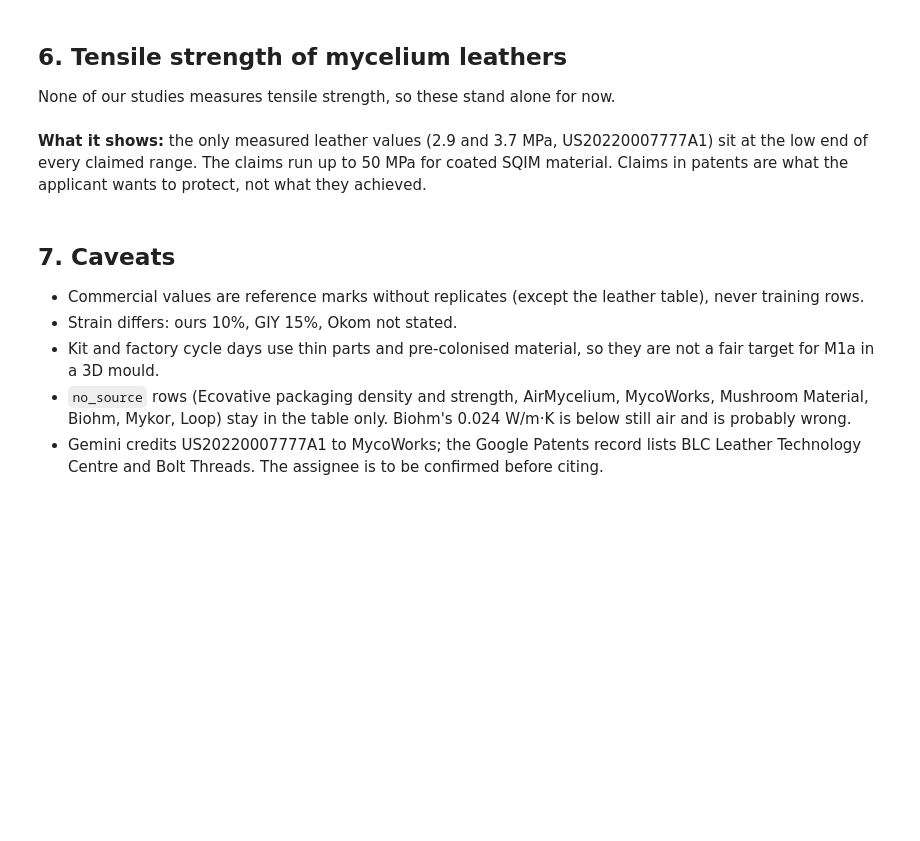
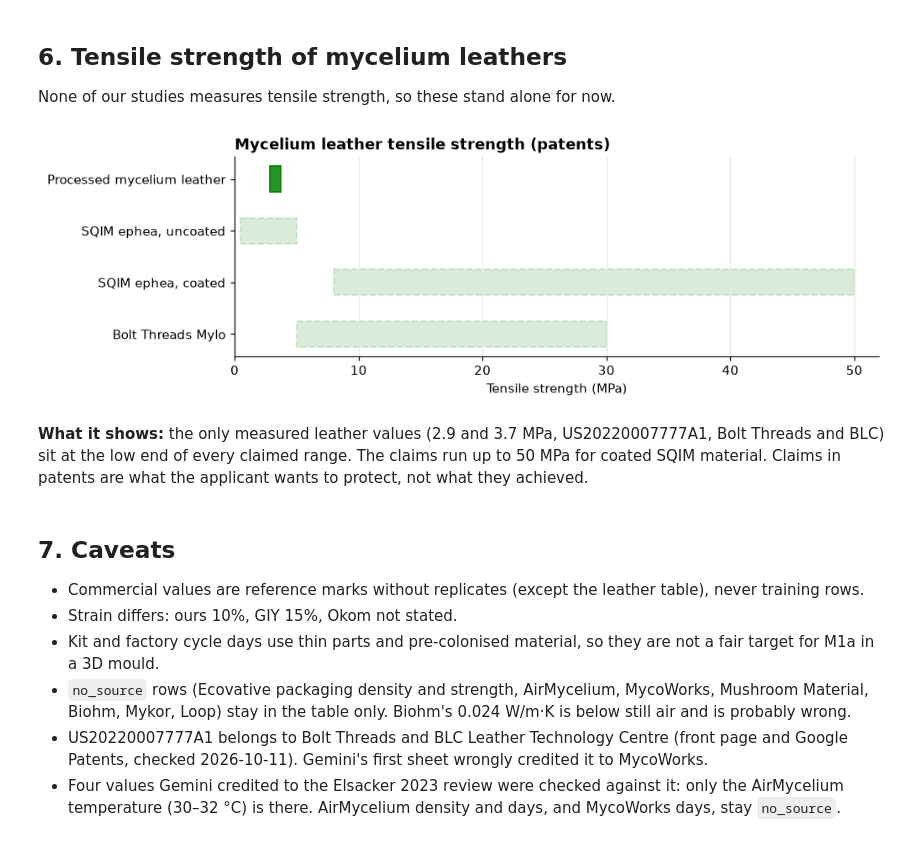
Before and after one commit to sylaslau/myco_demo, a Jupyter notebook: notebooks/0.2.benchmarks.ipynb, the cells around one changed output. Cells and saved outputs as stored; diff of their text form; code cells hidden in the pictures; blank space fills up the shorter version.

```diff
--- a/notebooks/0.2.benchmarks.ipynb
+++ b/notebooks/0.2.benchmarks.ipynb
@@ -257,15 +344,17 @@ plt.show()
 
 None of our studies measures tensile strength, so these stand alone for now.
 # %%
-items = bench_items("tensile")
+items = bench_items("tensile_MPa")
 fig, ax = plt.subplots(figsize=(9, 2.8))
 ax.set_xlim(0, 52)
 range_rows(ax, items, 52)
 ax.set_xlabel("Tensile strength (MPa)")
 ax.set_title("Mycelium leather tensile strength (patents)", loc="left", fontweight="bold")
 plt.show()
+# %% [output]
+[figure, added]
 # %% [markdown]
-**What it shows:** the only measured leather values (2.9 and 3.7 MPa, US20220007777A1) sit at the low end of every claimed range. The claims run up to 50 MPa for coated SQIM material. Claims in patents are what the applicant wants to protect, not what they achieved.
+**What it shows:** the only measured leather values (2.9 and 3.7 MPa, US20220007777A1, Bolt Threads and BLC) sit at the low end of every claimed range. The claims run up to 50 MPa for coated SQIM material. Claims in patents are what the applicant wants to protect, not what they achieved.
 # %% [markdown]
 ## 7. Caveats
 
@@ -273,4 +362,5 @@ plt.show()
 - Strain differs: ours 10%, GIY 15%, Okom not stated.
 - Kit and factory cycle days use thin parts and pre-colonised material, so they are not a fair target for M1a in a 3D mould.
 - `no_source` rows (Ecovative packaging density and strength, AirMycelium, MycoWorks, Mushroom Material, Biohm, Mykor, Loop) stay in the table only. Biohm's 0.024 W/m·K is below still air and is probably wrong.
-- Gemini credits US20220007777A1 to MycoWorks; the Google Patents record lists BLC Leather Technology Centre and Bolt Threads. The assignee is to be confirmed before citing.
+- US20220007777A1 belongs to Bolt Threads and BLC Leather Technology Centre (front page and Google Patents, checked 2026-10-11). Gemini's first sheet wrongly credited it to MycoWorks.
+- Four values Gemini credited to the Elsacker 2023 review were checked against it: only the AirMycelium temperature (30–32 °C) is there. AirMycelium density and days, and MycoWorks days, stay `no_source`.
```
Also changed, not shown: parts of 11 cells of this notebook, 8 other files.
